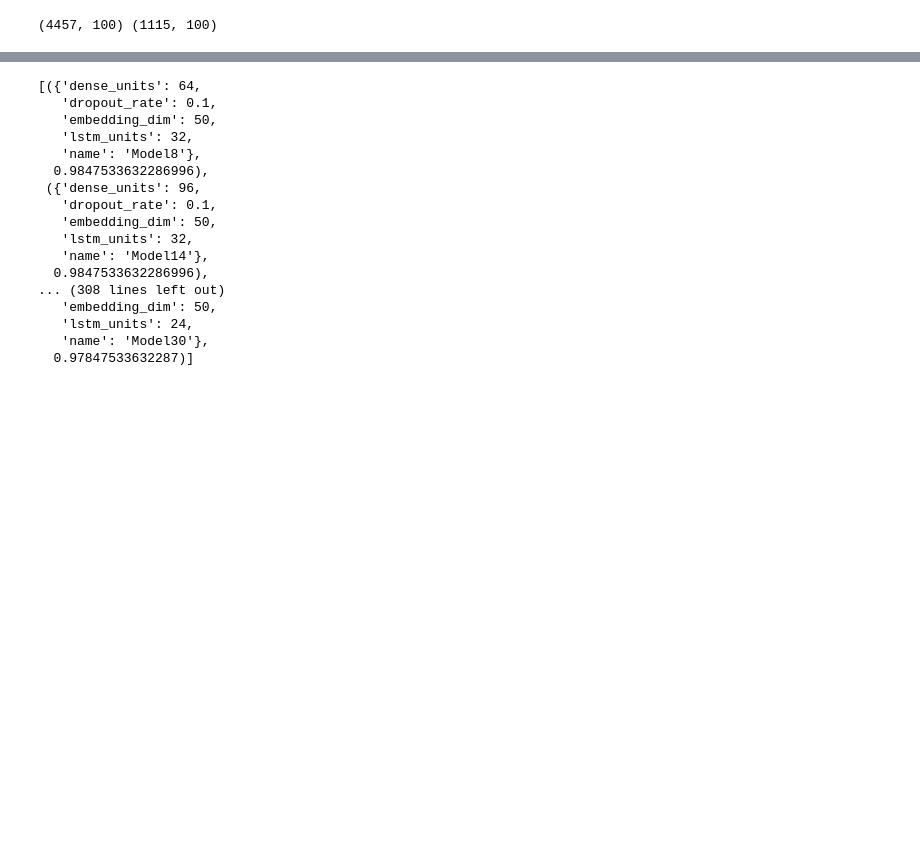
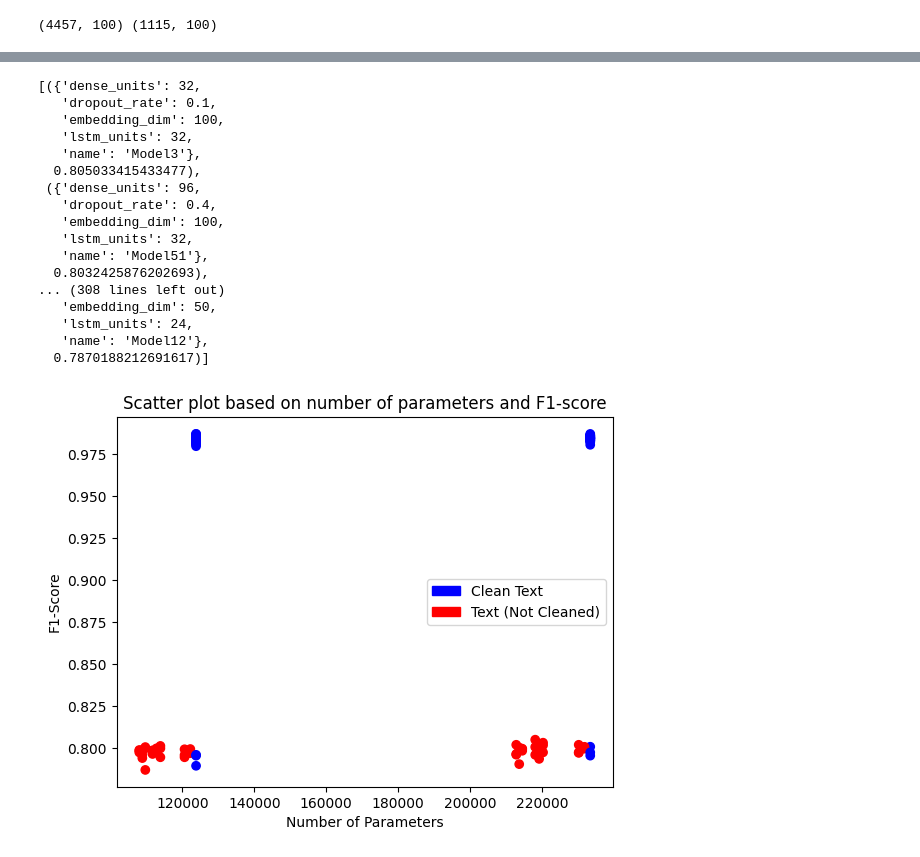
Before and after one commit to DiogoMMarto/FAA_P2, a Jupyter notebook: modelLSTM.ipynb, the cells around one changed output, grey strips where cells are left out. Saved outputs shown, nothing was run; the diff lists cells and outputs as text; code cells hidden in the pictures; blank space fills up the shorter version.

```diff
--- a/modelLSTM.ipynb
+++ b/modelLSTM.ipynb
@@ -73,7 +64,8 @@ param_grid = {
         'dropout_rate': [0.1,0.2, 0.4],
     }
 # %%
-r = grid_search(param_grid, make_model, X_sequence_train , y_train , X_sequence_test , y_test)
+# r = grid_search(param_grid, make_model, X_sequence_train , y_train , X_sequence_test , y_test)
+r = grid_search(param_grid, make_model, X_sequence_train , y_train , X_sequence_test , y_test, load_dir="models")
 # %% [output]
 Grid size: 54
 Model: "Model0"
@@ -228,0 +156,9 @@ Model: "Model1"
+# %%
+param_grid = {
+        'embedding_dim': [50, 100],
+        'lstm_units': [24,32,48],
+        'dense_units': [32,64,96],
+        'dropout_rate': [0.1,0.2, 0.4],
+    }
+# r2 = grid_search(param_grid, make_model, X2_sequence_train , y2_train , X2_sequence_test , y2_test)
+r2 = grid_search(param_grid, make_model, X_sequence_train , y_train , X_sequence_test , y_test, load_dir="models2")
@@ -229,26 +205,62 @@ Model: "Model1"
 # %%
 from pprint import pprint
 
-r2.sort(key=lambda x: x[2]["classification_report"]["accuracy"], reverse=True)
-pprint([ (params , metrics["classification_report"]["accuracy"]) for model, params, metrics in r2])
+r2.sort(key=lambda x: x[2]["classification_report"]["weighted avg"]['f1-score'], reverse=True)
+pprint([ (params , metrics["classification_report"]["weighted avg"]['f1-score']) for model, params, metrics in r2])
 # %% [output]
-[({'dense_units': 64,
+[({'dense_units': 32,
    'dropout_rate': 0.1,
-   'embedding_dim': 50,
+   'embedding_dim': 100,
    'lstm_units': 32,
-   'name': 'Model8'},
-  0.9847533632286996),
+   'name': 'Model3'},
+  0.805033415433477),
  ({'dense_units': 96,
-   'dropout_rate': 0.1,
-   'embedding_dim': 50,
+   'dropout_rate': 0.4,
+   'embedding_dim': 100,
    'lstm_units': 32,
-   'name': 'Model14'},
-  0.9847533632286996),
+   'name': 'Model51'},
+  0.8032425876202693),
 ... (308 lines left out)
    'embedding_dim': 50,
    'lstm_units': 24,
-   'name': 'Model30'},
-  0.97847533632287)]
+   'name': 'Model12'},
+  0.7870188212691617)]
 # %%
-for model, params, metrics in r2:
-    model.save(f"models2/{model.name}.keras")
+# for model, params, metrics in r2:
+#     model.save(f"models2/{model.name}.keras")
+# %%
+import matplotlib.pyplot as plt
+import matplotlib.patches as mpatches
+
+# Example data
+rx = [model.count_params() for model, _, _ in r]
+r2x = [model.count_params() for model, _, _ in r2]
+ry = [metrics["classification_report"]["weighted avg"]['f1-score'] for _, _, metrics in r]
+r2y = [metrics["classification_report"]["weighted avg"]['f1-score'] for _, _, metrics in r2]
+
+# Combine the data
+datax = rx + r2x
+datay = ry + r2y
+
+# Create a color list based on the array
+colors = ['blue' if value in rx else 'red' for value in datax]
+
+# Plot the data
+plt.scatter(datax, datay, c=colors)
+
+# Create legend handles
+blue_patch = mpatches.Patch(color='blue', label='Clean Text')
+red_patch = mpatches.Patch(color='red', label='Text (Not Cleaned)')
+
+# Add legend to the plot
+plt.legend(handles=[blue_patch, red_patch])
+
+# Add labels and title
+plt.xlabel('Number of Parameters')
+plt.ylabel('F1-Score')
+plt.title('Scatter plot based on number of parameters and F1-score')
+
+# Show the plot
+plt.show()
+# %% [output]
+[figure, added]
```
Also changed, not shown: parts of 10 cells of this notebook, 3 other files.
